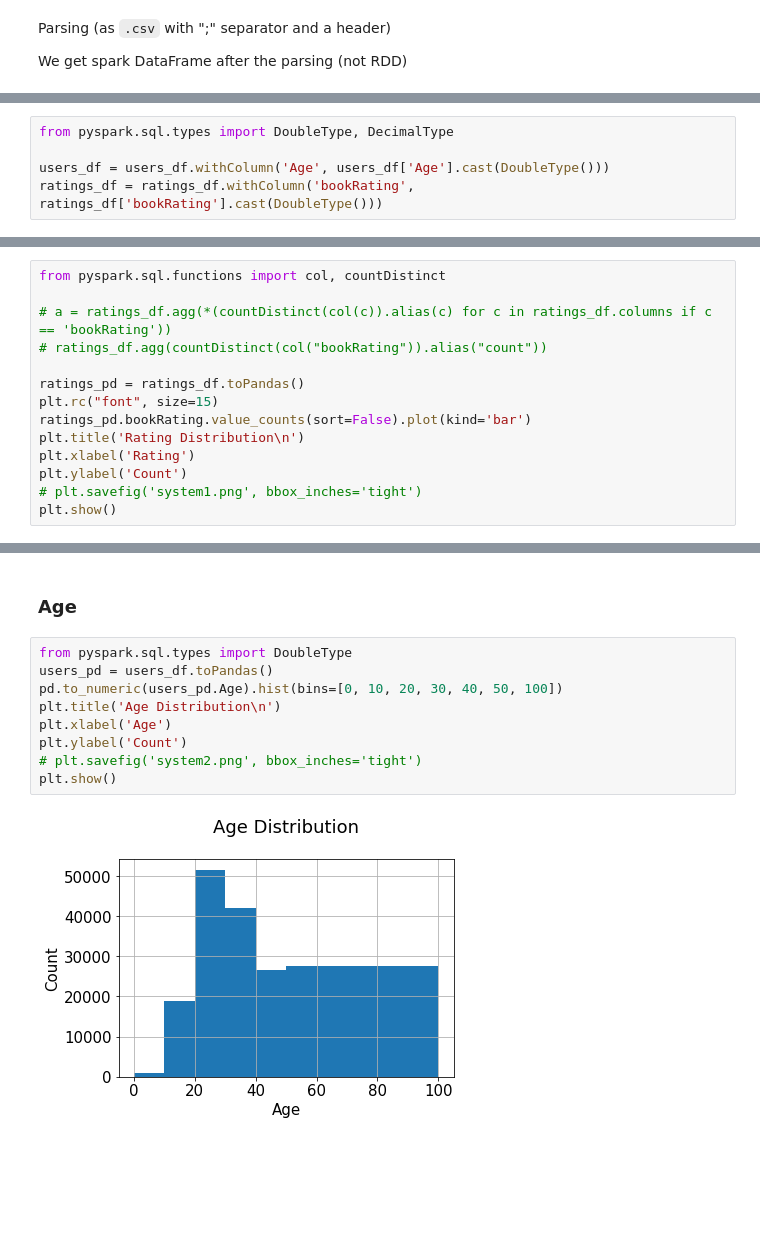
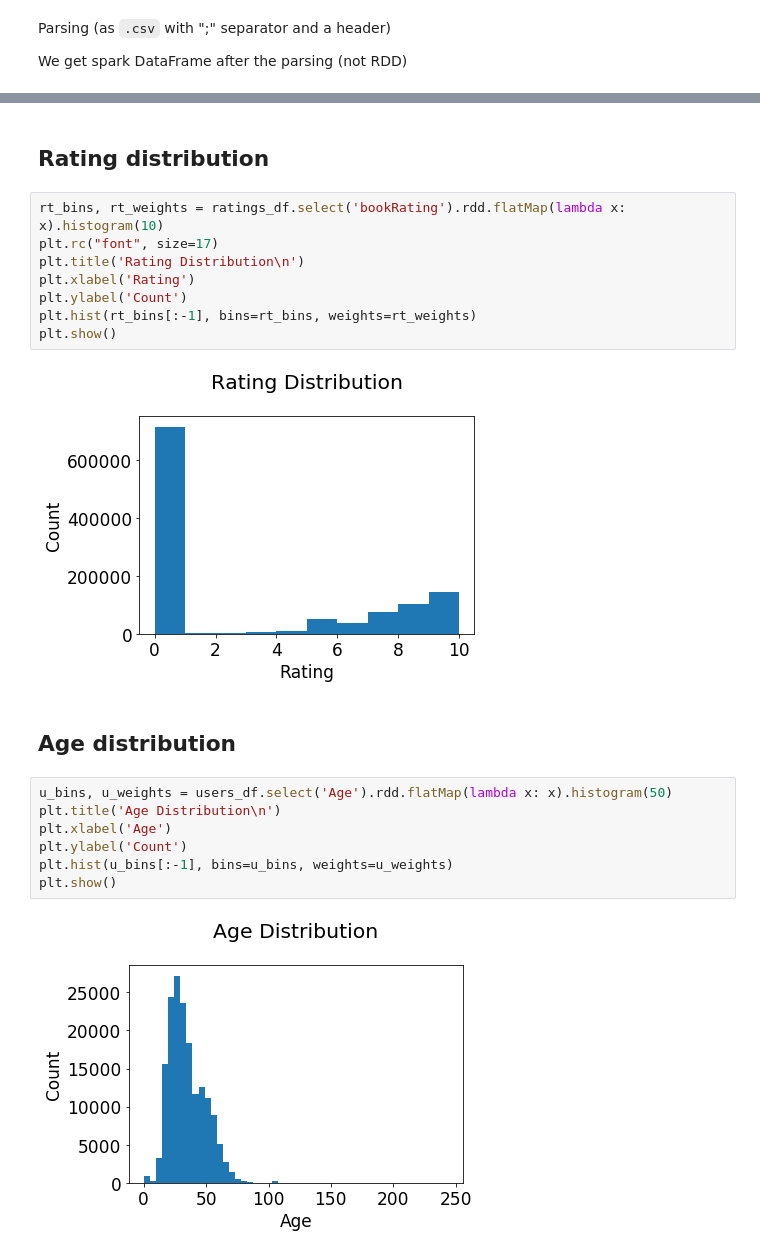
Before and after one commit to andrey-golubev/python-sandbox, a Jupyter notebook: bigdata/task1.ipynb, the cells around one changed output, grey strips where cells are left out. Drawn from its saved outputs; the diff is of its cells as text; blank space fills up the shorter version.

```diff
--- a/bigdata/task1.ipynb
+++ b/bigdata/task1.ipynb
@@ -115,5 +119,0 @@ print(books_df.columns, users_df.columns, ratings_df.columns)
-# %%
-from pyspark.sql.types import DoubleType, DecimalType
-
-users_df = users_df.withColumn('Age', users_df['Age'].cast(DoubleType()))
-ratings_df = ratings_df.withColumn('bookRating', ratings_df['bookRating'].cast(DoubleType()))
@@ -122,14 +119,0 @@ ratings_df = ratings_df.withColumn('bookRating', ratings_df['bookRating'].cast(D
-# %%
-from pyspark.sql.functions import col, countDistinct
-
-# a = ratings_df.agg(*(countDistinct(col(c)).alias(c) for c in ratings_df.columns if c == 'bookRating'))
-# ratings_df.agg(countDistinct(col("bookRating")).alias("count"))
-
-ratings_pd = ratings_df.toPandas()
-plt.rc("font", size=15)
-ratings_pd.bookRating.value_counts(sort=False).plot(kind='bar')
-plt.title('Rating Distribution\n')
-plt.xlabel('Rating')
-plt.ylabel('Count')
-# plt.savefig('system1.png', bbox_inches='tight')
-plt.show()
@@ -138,13 +120,23 @@ plt.show()
+# %% [markdown]
+## Rating distribution ##
+# %%
+rt_bins, rt_weights = ratings_df.select('bookRating').rdd.flatMap(lambda x: x).histogram(10)
+plt.rc("font", size=17)
+plt.title('Rating Distribution\n')
+plt.xlabel('Rating')
+plt.ylabel('Count')
+plt.hist(rt_bins[:-1], bins=rt_bins, weights=rt_weights)
+plt.show()
+# %% [output]
+[figure, added]
 # %% [markdown]
-### Age ###
+## Age distribution ##
 # %%
-from pyspark.sql.types import DoubleType
-users_pd = users_df.toPandas()
-pd.to_numeric(users_pd.Age).hist(bins=[0, 10, 20, 30, 40, 50, 100])
+u_bins, u_weights = users_df.select('Age').rdd.flatMap(lambda x: x).histogram(50)
 plt.title('Age Distribution\n')
 plt.xlabel('Age')
 plt.ylabel('Count')
-# plt.savefig('system2.png', bbox_inches='tight')
+plt.hist(u_bins[:-1], bins=u_bins, weights=u_weights)
 plt.show()
 # %% [output]
-[figure, old version]
+[figure, new version]
```
Also changed, not shown: parts of 24 cells of this notebook.
